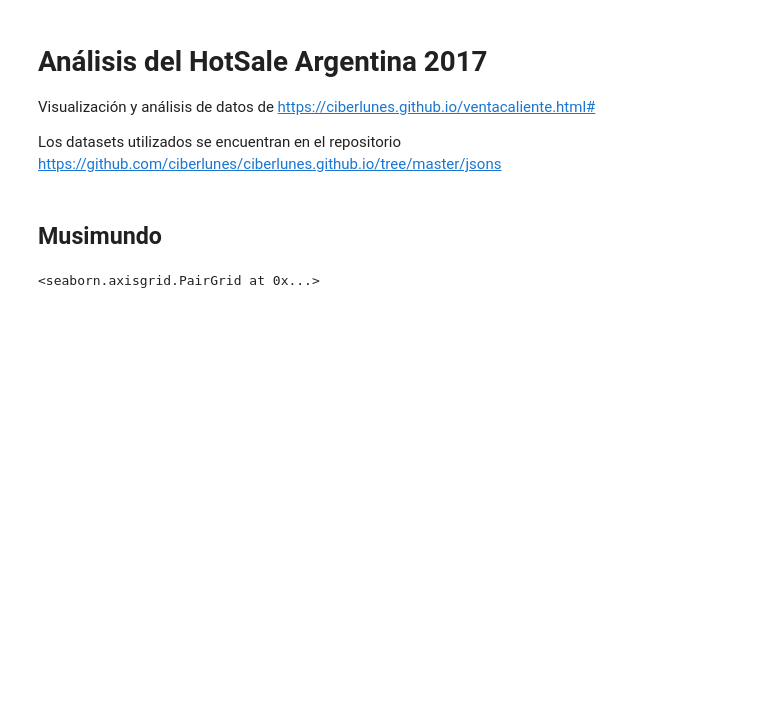
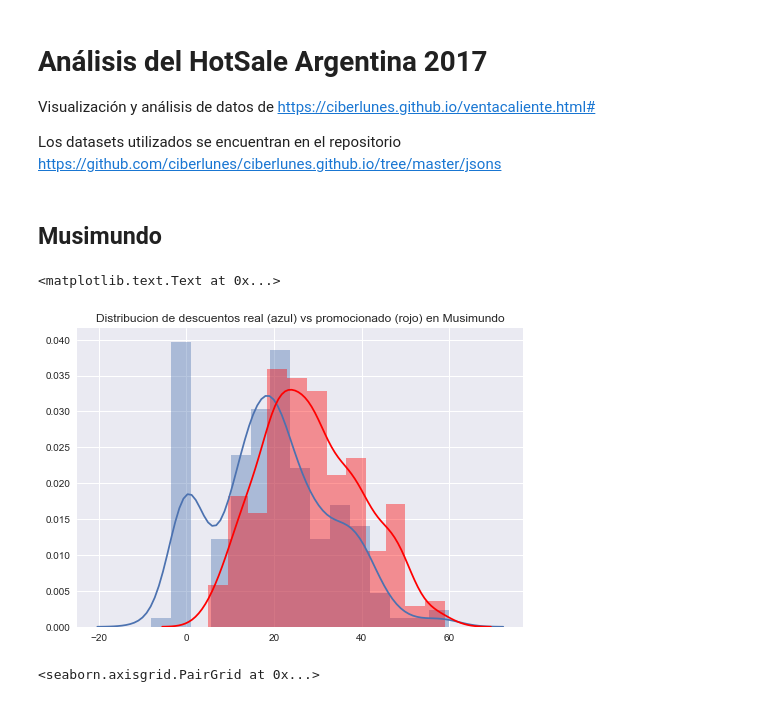
Before and after one commit to OpenDataCordoba/jotsail-analisis, a Jupyter notebook: analisis.ipynb, the cells around one changed output. Saved outputs shown, nothing was run; the diff lists cells and outputs as text; code cells hidden in the pictures; blank space fills up the shorter version.

```diff
--- a/analisis.ipynb
+++ b/analisis.ipynb
@@ -20,3 +23,14 @@ musimundo = get_and_rename('https://raw.githubusercontent.com/ciberlunes/ciberlu
+# %%
+ax = sns.distplot(musimundo['Descuento Real'])
+ax.legend = 'real'
+
+ax = sns.distplot(musimundo['Descuento promocionado'], axlabel='descuento real', color='red', ax=ax)
+ax.legend = 'promocionado'
+ax.set_title('Distribucion de descuentos real (azul) vs promocionado (rojo) en Musimundo')
+ax.set_xlabel('')
+# %% [output]
+<matplotlib.text.Text at 0x...>
+[figure, added]
 # %%
 sns.pairplot(musimundo)
 # %% [output]
```
Also changed, not shown: parts of 13 cells of this notebook.
